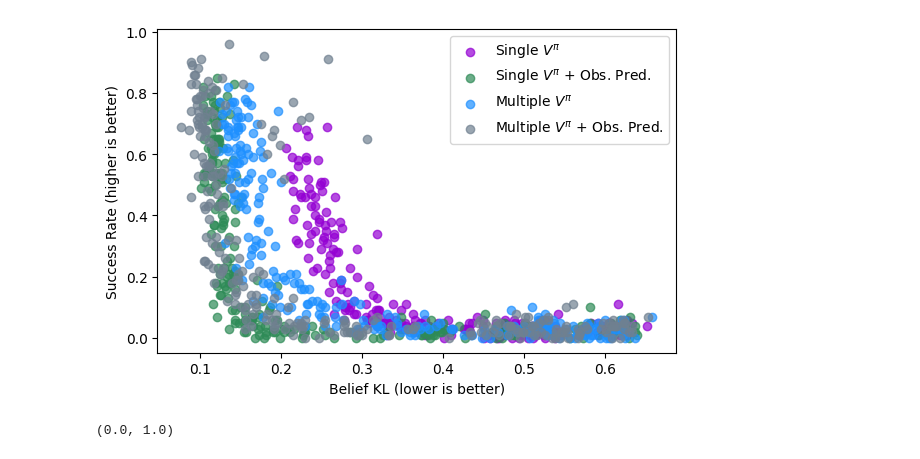
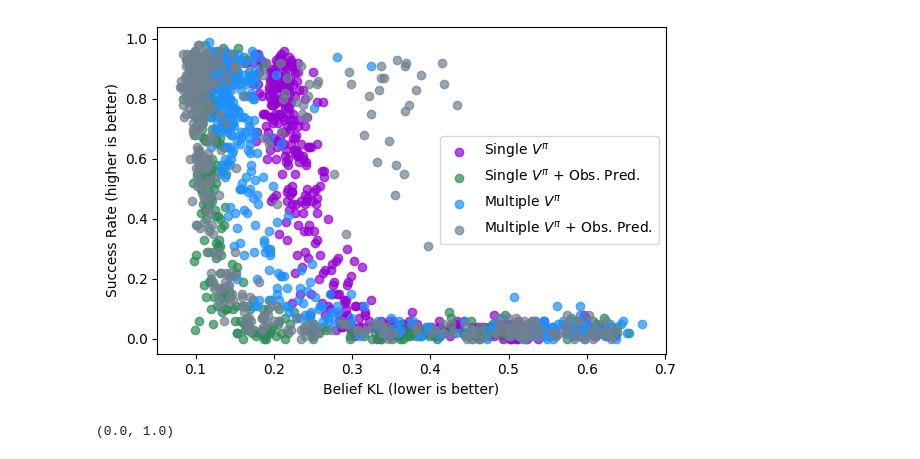
Before and after one commit to dkornai/emergent-beliefs, a Jupyter notebook: analyse.ipynb, the cells around one changed output. Cells and saved outputs as stored; diff of their text form; code cells hidden in the pictures.

```diff
--- a/analyse.ipynb
+++ b/analyse.ipynb
@@ -148,7 +25,7 @@ def comb(folder, i):
 plt.figure(figsize=(6,4))
 
 for i in range(25):
-    df_common = comb(folder='test2',i=i)
+    df_common = comb(folder='test1',i=i)
     #print(df_common)
     if i == 0:
         plt.scatter(df_common['linear'], df_common['success_rate'], c='darkviolet', alpha=0.7, label = 'Single $V^\pi$')
@@ -156,39 +33,39 @@ for i in range(25):
         plt.scatter(df_common['linear'], df_common['success_rate'], c='darkviolet', alpha=0.7)
 
 for i in range(25):
-    df_common = comb(folder='test',i=i)
+    df_common = comb(folder='test3',i=i)
     #print(df_common)
     if i == 0:
         plt.scatter(df_common['linear'],  df_common['success_rate'], c='seagreen', alpha=0.7, label = 'Single $V^\pi$ + Obs. Pred.')
     else:
         plt.scatter(df_common['linear'],  df_common['success_rate'], c='seagreen', alpha=0.7)
 
 for i in range(25):
-    df_common = comb(folder='test3',i=i)
+    df_common = comb(folder='test2',i=i)
     #print(df_common)
     if i == 0:
         plt.scatter(df_common['linear'], df_common['success_rate'], c='dodgerblue', alpha=0.7, label = 'Multiple $V^\pi$')
     else:
         plt.scatter(df_common['linear'], df_common['success_rate'], c='dodgerblue', alpha=0.7)
 
 for i in range(25):
     df_common = comb(folder='test4',i=i)
     #print(df_common)
     if i ==0:
         plt.scatter(df_common['linear'], df_common['success_rate'], c='slategray', alpha=0.7, label = 'Multiple $V^\pi$ + Obs. Pred.')
     else:
         plt.scatter(df_common['linear'], df_common['success_rate'], c='slategray', alpha=0.7)
 
 plt.xlabel("Belief KL (lower is better)")
 plt.ylabel("Success Rate (higher is better)")
 plt.legend()
 plt.tight_layout()
 #plt.xlim(0.08,0.7)
 #plt.ylim(0.0,1.00)
 #plt.xscale('exp')
-plt.savefig("figures/KL_succ.pdf")
+#plt.savefig("figures/KL_succ.pdf")
 # %% [output]
-[figure, old version]
+[figure, new version]
 # %%
 x = 'index'
 y = 'success_rate'
```
Also changed, not shown: parts of 3 cells of this notebook, 5 other files.
